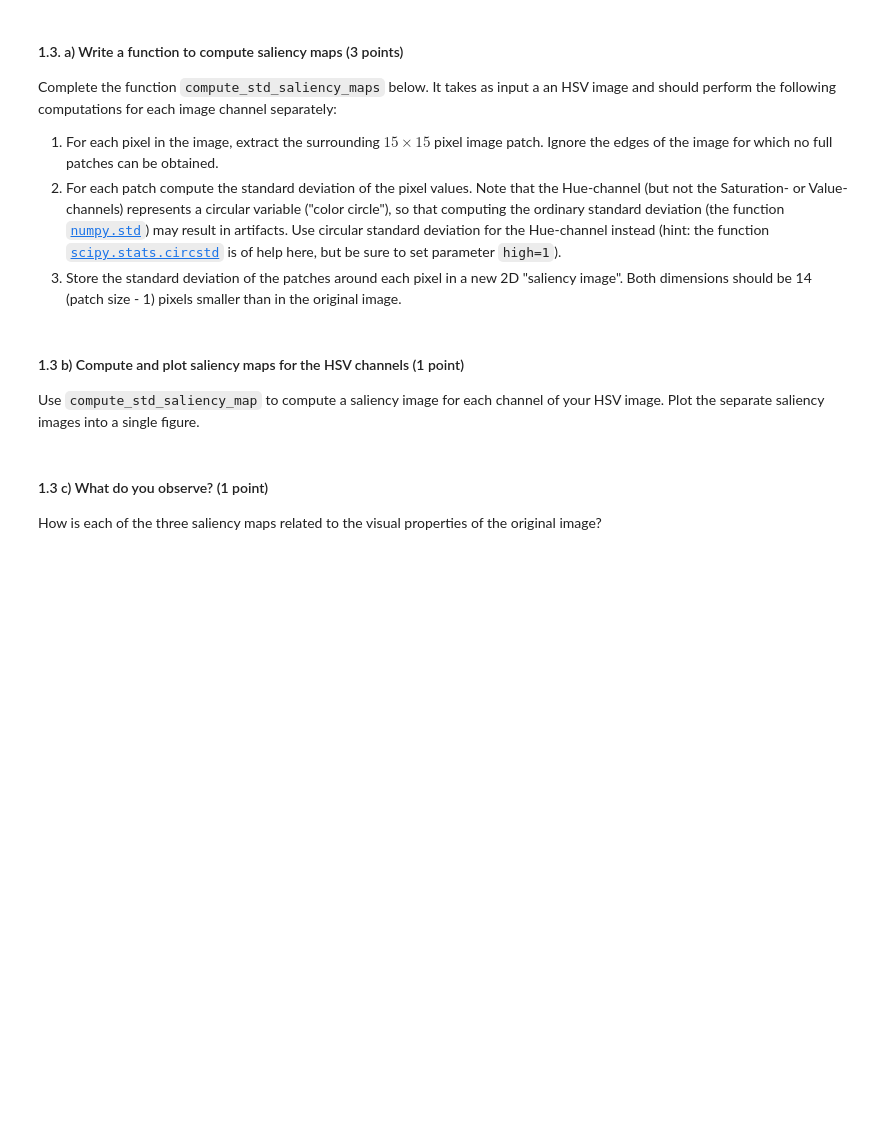
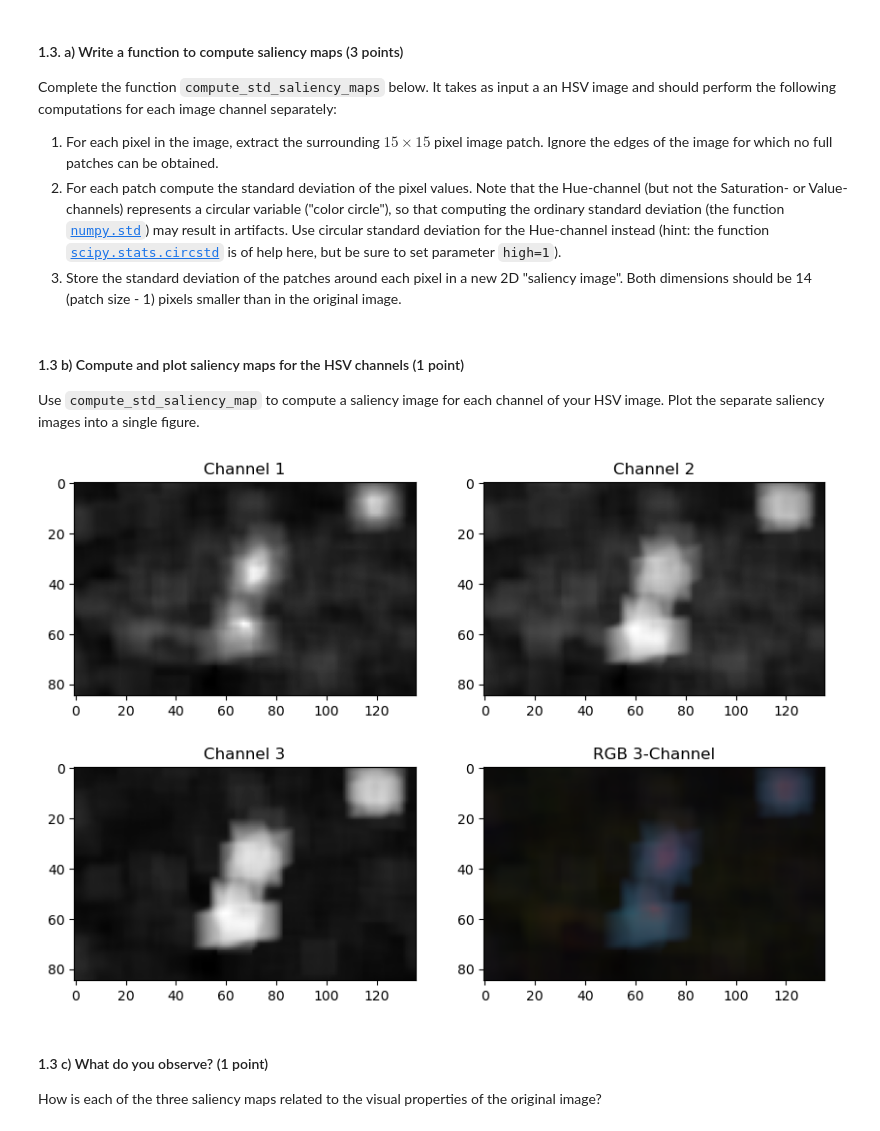
Before and after one commit to lfogarty98/mhbf_pt, a Jupyter notebook: attention/attention.ipynb, the cells around one changed output. Saved outputs shown, nothing was run; the diff lists cells and outputs as text; code cells hidden in the pictures; blank space fills up the shorter version.

```diff
--- a/attention/attention.ipynb
+++ b/attention/attention.ipynb
@@ -176,8 +210,19 @@ def compute_std_saliency_maps(hsv_image):
     saliency_maps : numpy.ndarray
         3D array of saliency values with shape `(size_x - 14, size_y - 14, 3)`
     """
-    # YOUR CODE HERE
-    raise NotImplementedError()
+    patch_size = 15
+    saliency_maps = np.zeros((hsv_image.shape[0] - patch_size + 1, hsv_image.shape[1] - patch_size + 1, hsv_image.shape[-1]))
+
+    for channel in range(hsv_image.shape[-1]):
+        for x in np.arange(int(patch_size/2), hsv_image.shape[0] - int(patch_size/2)):
+            for y in np.arange(int(patch_size/2), hsv_image.shape[1] - int(patch_size/2)):
+                patch = hsv_image[x-int(patch_size/2):x+int(patch_size/2),y-int(patch_size/2):y+int(patch_size/2), channel]
+                if channel == 0:
+                    salience = scipy.stats.circstd(patch, high = 1)
+                else:
+                    salience = np.std(patch)
+                saliency_maps[x-int(patch_size/2), y-int(patch_size/2),channel] = salience
+
 
     return saliency_maps
 # %%
@@ -193,3 +235,8 @@ raise NotImplementedError()
+# %%
+saliency_maps = compute_std_saliency_maps(img_hsv)
+_ = plot_image_channels(saliency_maps)
+# %% [output]
+[figure, added]
 # %% [markdown]
 #### 1.3 c) What do you observe? (1 point)
 How is each of the three saliency maps related to the visual properties of the original image?
```
Also changed, not shown: parts of 20 cells of this notebook.
